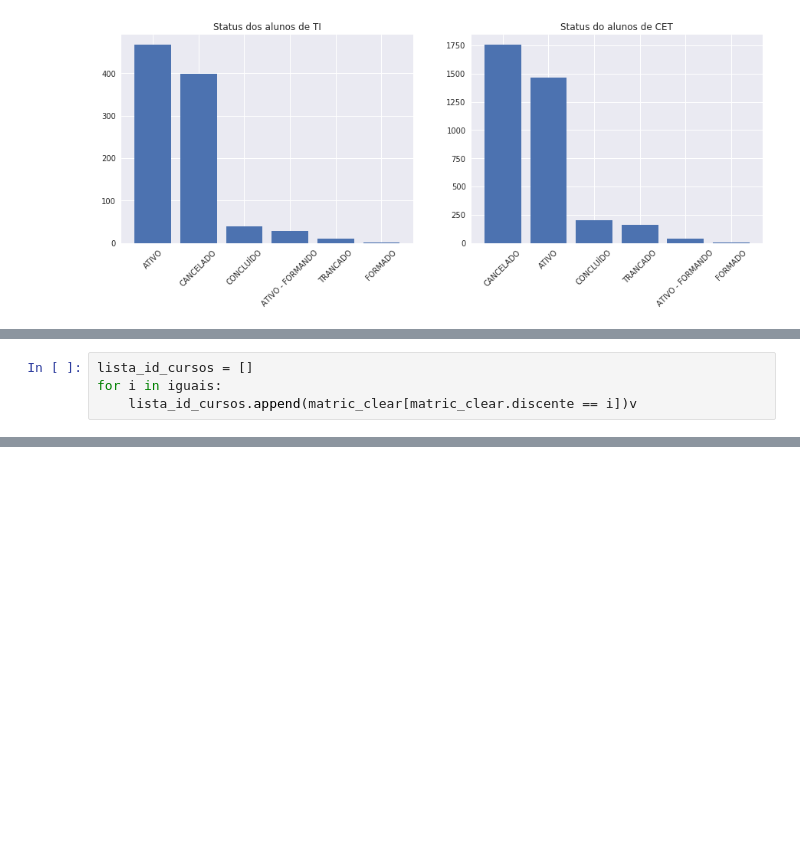
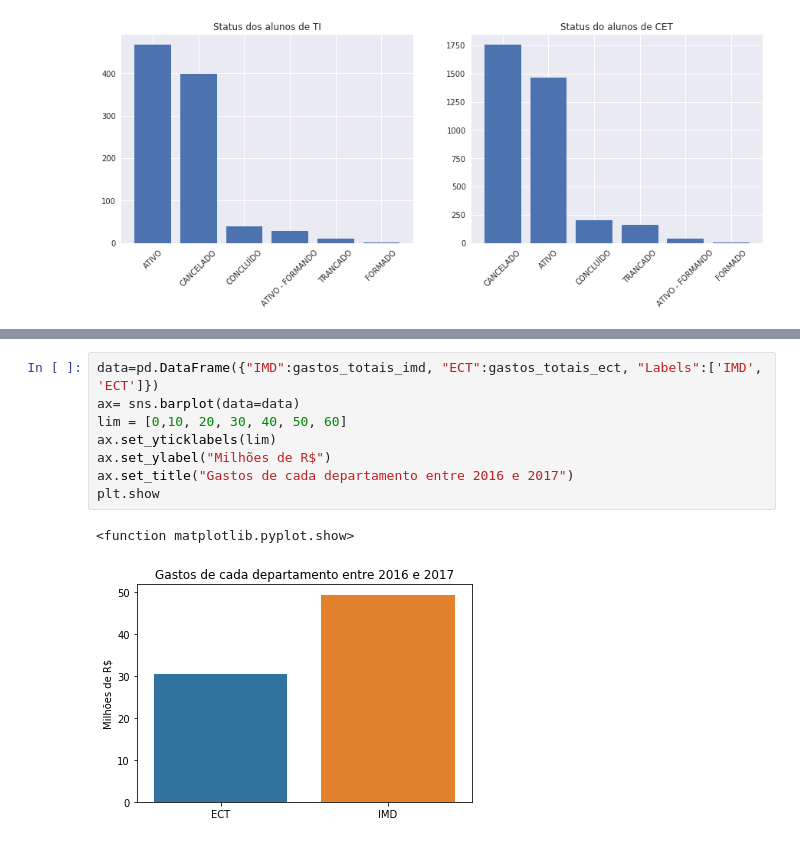
Before and after one commit to abraaod/Data-Science---Probabilidade, a Jupyter notebook: BTI x CET.ipynb, the cells around one changed output, grey strips where cells are left out. Drawn from its saved outputs; the diff is of its cells as text; blank space fills up the shorter version.

```diff
--- a/BTI x CET.ipynb
+++ b/BTI x CET.ipynb
@@ -107,4 +78,0 @@ gerando lista com as rows dos discentes iguais na tabela matricula
-# %%
-lista_id_cursos = []
-for i in iguais:
-    lista_id_cursos.append(matric_clear[matric_clear.discente == i])v
@@ -148,0 +156,11 @@ nomes_curso.head()
+# %%
+data=pd.DataFrame({"IMD":gastos_totais_imd, "ECT":gastos_totais_ect, "Labels":['IMD', 'ECT']})
+ax= sns.barplot(data=data)
+lim = [0,10, 20, 30, 40, 50, 60]
+ax.set_yticklabels(lim)
+ax.set_ylabel("Milhões de R$")
+ax.set_title("Gastos de cada departamento entre 2016 e 2017")
+plt.show
+# %% [output]
+<function matplotlib.pyplot.show>
+[figure, added]
```
Also changed, not shown: parts of 21 cells of this notebook.
